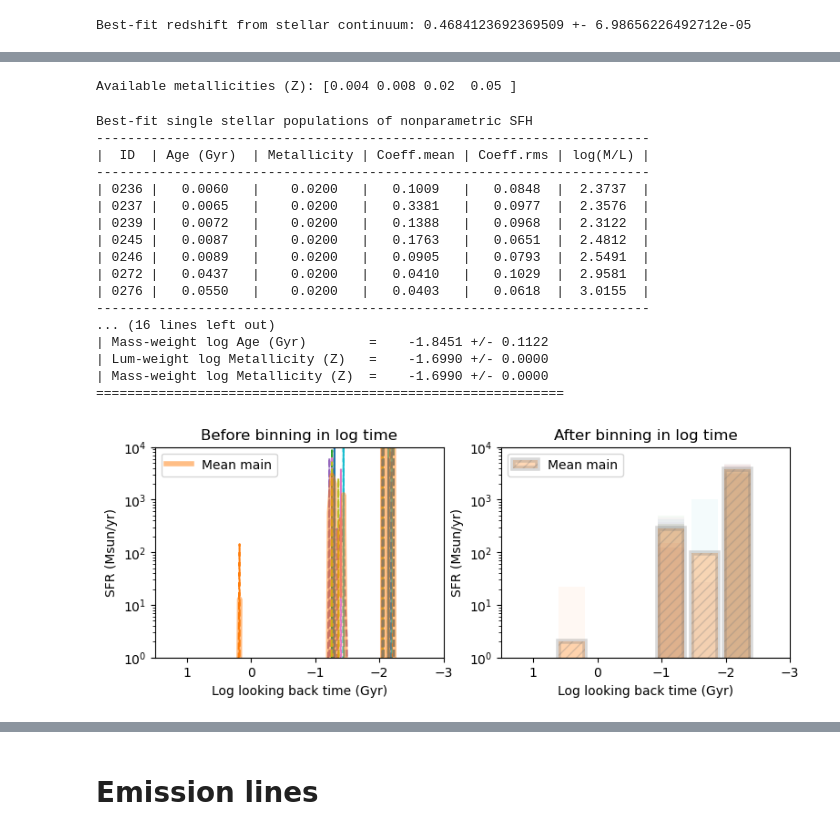
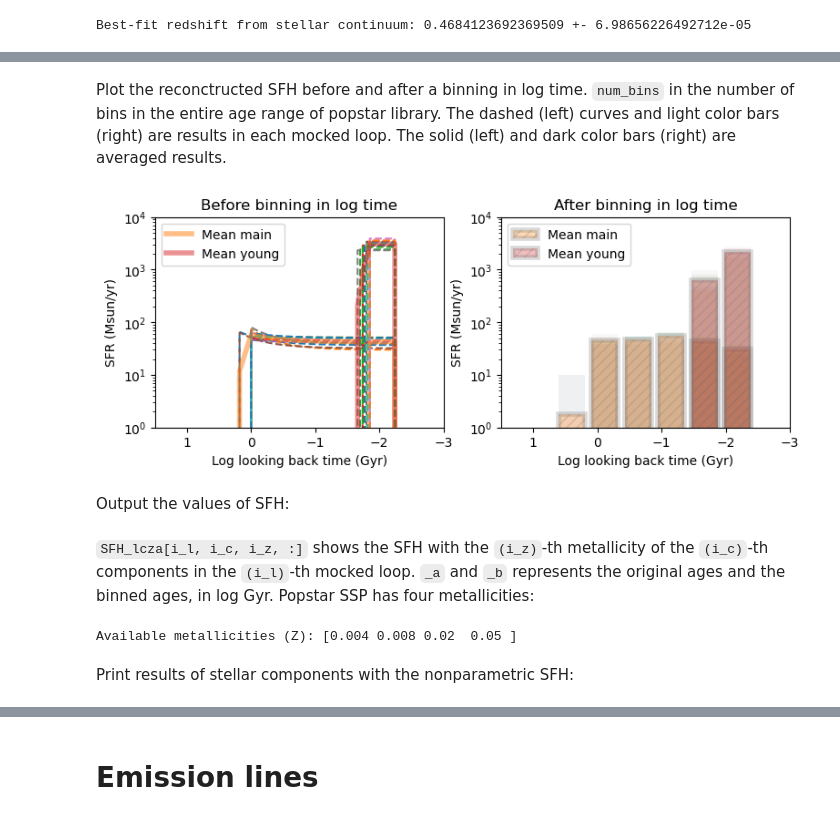
Before and after one commit to xychcz/S3Fit, a Jupyter notebook: example/example.ipynb, the cells around one changed output, grey strips where cells are left out. Cells and saved outputs as stored; diff of their text form; code cells hidden in the pictures.

```diff
--- a/example/example.ipynb
+++ b/example/example.ipynb
@@ -584,40 +561,0 @@ FF_wSED_biSFH_mock10.reconstruct_sfh(num_bins=10)
-# %%
-# in order to obtain the values of SFH:
-SFH_lcza, age_a = FF_wSED_biSFH_mock10.reconstruct_sfh(return_sfh=True, plot=False) # before binning
-SFH_lczb, age_b = FF_wSED_biSFH_mock10.reconstruct_sfh(return_sfh=True, plot=False, num_bins=10) # after binning
-# format SFH_lcza[i_l, i_c, i_z, :] shows the SFH with the (i_z)th metallicity of the (i_c)th components in the (i_l)th mocked loop
-# _a and _b represents the original ages and the binned ages, in log Gyr
-# popstar has four metallicities
-print('Available metallicities (Z):', np.unique(FF_wSED_biSFH_mock10.model_dict['ssp']['specmod'].met_m))
-# in above fitting, only solar metallicity is enabled ('met_sel' in the input ssp_config)
-# %% [output]
-Available metallicities (Z): [0.004 0.008 0.02  0.05 ]
-# %%
-# results of stellar components with the nonparametric SFH
-FF_wSED_npSFH_mock10.output_ssp_to_screen()
-# %% [output]
-Best-fit single stellar populations of nonparametric SFH
------------------------------------------------------------------------
-|  ID  | Age (Gyr)  | Metallicity | Coeff.mean | Coeff.rms | log(M/L) |
------------------------------------------------------------------------
-| 0236 |   0.0060   |    0.0200   |   0.1009   |   0.0848  |  2.3737  |
-| 0237 |   0.0065   |    0.0200   |   0.3381   |   0.0977  |  2.3576  |
-| 0239 |   0.0072   |    0.0200   |   0.1388   |   0.0968  |  2.3122  |
-| 0245 |   0.0087   |    0.0200   |   0.1763   |   0.0651  |  2.4812  |
-| 0246 |   0.0089   |    0.0200   |   0.0905   |   0.0793  |  2.5491  |
-| 0272 |   0.0437   |    0.0200   |   0.0410   |   0.1029  |  2.9581  |
-| 0276 |   0.0550   |    0.0200   |   0.0403   |   0.0618  |  3.0155  |
------------------------------------------------------------------------
-... (16 lines left out)
-| Mass-weight log Age (Gyr)        =    -1.8451 +/- 0.1122
-| Lum-weight log Metallicity (Z)   =    -1.6990 +/- 0.0000
-| Mass-weight log Metallicity (Z)  =    -1.6990 +/- 0.0000
-============================================================
-# %%
-# the reconctructed SFH before and after a binning in log time
-FF_wSED_npSFH_mock10.reconstruct_sfh(num_bins=10)
-# num_bins in the number of bins in the entire age range of popstar library
-# the dashed (left) curves and light color bars (right) are results in each mocked loop
-# the solid (left) and dark color bars (right) are averaged results
-# %% [output]
-[figure, removed]
@@ -625,0 +562,11 @@ FF_wSED_npSFH_mock10.reconstruct_sfh(num_bins=10)
+# %% [markdown]
+Plot the reconctructed SFH before and after a binning in log time.
+`num_bins` in the number of bins in the entire age range of popstar library.
+The dashed (left) curves and light color bars (right) are results in each mocked loop.
+The solid (left) and dark color bars (right) are averaged results.
+# %%
+FF.model_dict['ssp']['specmod'].reconstruct_sfh(num_bins=10)
+# %% [output]
+[figure, added]
+# %% [markdown]
+Output the values of SFH:
@@ -625,0 +576,11 @@ FF_wSED_npSFH_mock10.reconstruct_sfh(num_bins=10)
+# %% [markdown]
+`SFH_lcza[i_l, i_c, i_z, :]` shows the SFH with the `(i_z)`-th metallicity of the `(i_c)`-th components in the `(i_l)`-th mocked loop.
+`_a` and `_b` represents the original ages and the binned ages, in log Gyr.
+Popstar SSP has four metallicities:
+# %%
+print('Available metallicities (Z):', np.unique(FF_wSED_biSFH_mock10.model_dict['ssp']['specmod'].met_m))
+# in above fitting, only solar metallicity is enabled ('met_sel' in the input ssp_config)
+# %% [output]
+Available metallicities (Z): [0.004 0.008 0.02  0.05 ]
+# %% [markdown]
+Print results of stellar components with the nonparametric SFH:
```
Also changed, not shown: parts of 57 cells of this notebook.
